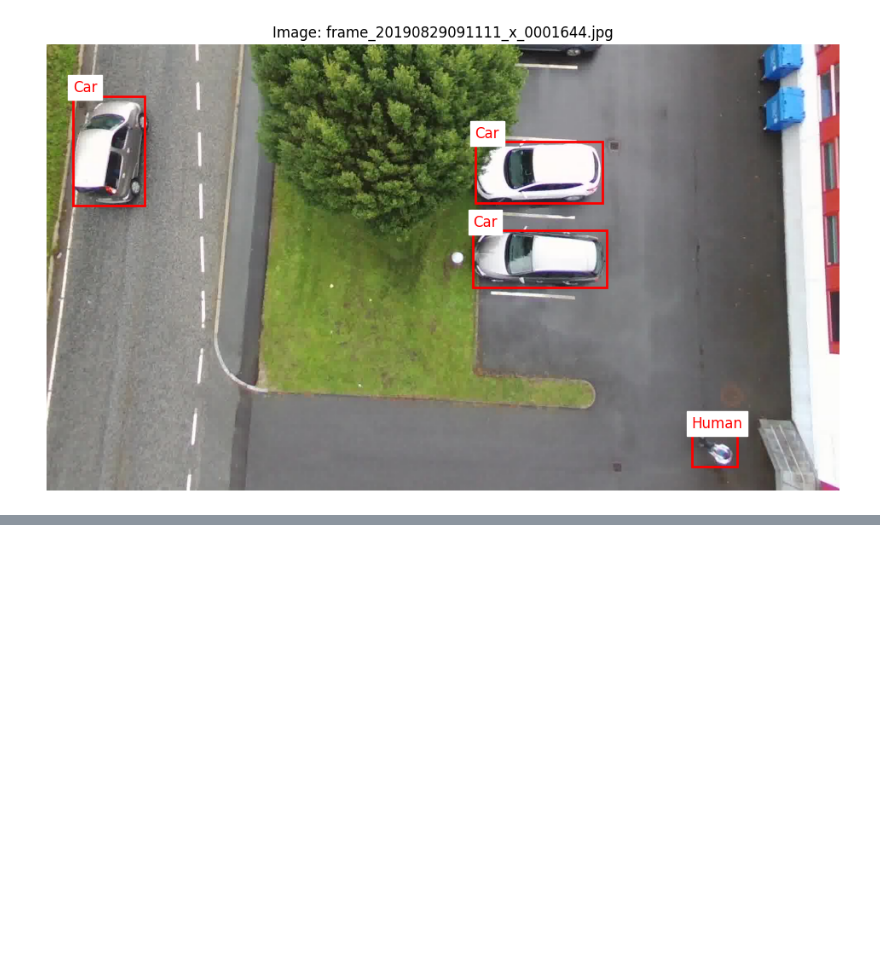
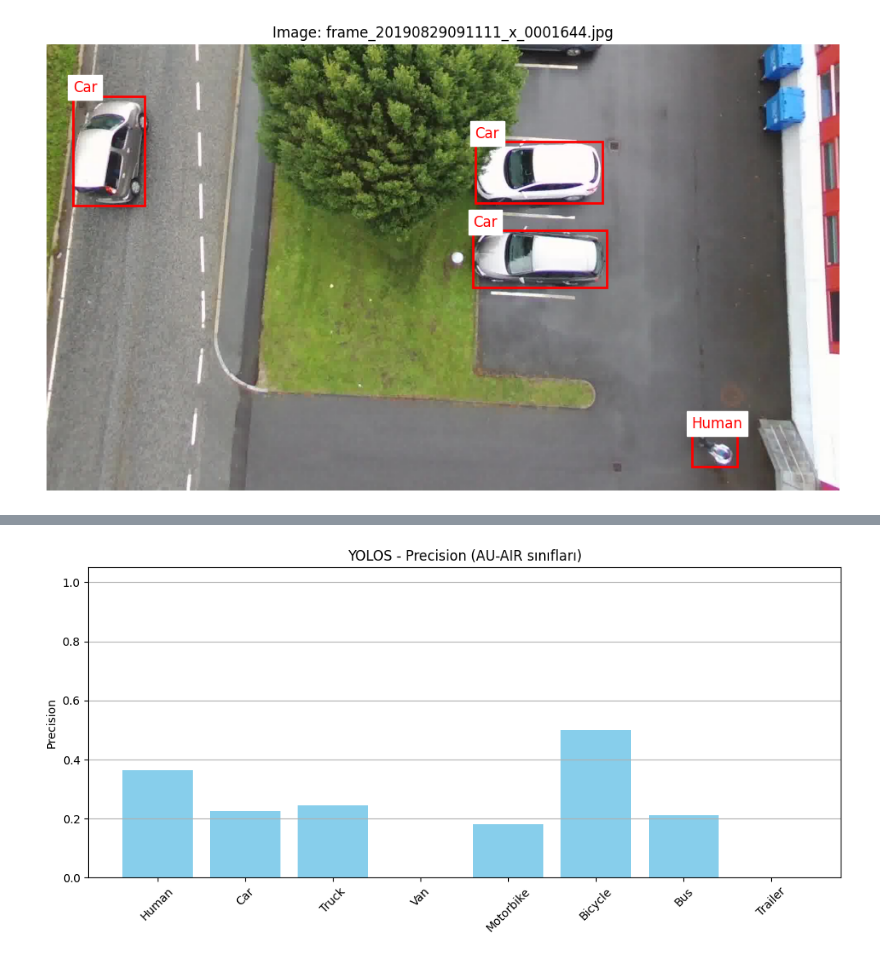
Before and after one commit to aycakrk/DI725_Ayca, a Jupyter notebook: assignment_2/ObjectDetection.ipynb, the cells around one changed output, grey strips where cells are left out. Drawn from its saved outputs; the diff is of its cells as text; code cells hidden in the pictures; blank space fills up the shorter version.

```diff
--- a/assignment_2/ObjectDetection.ipynb
+++ b/assignment_2/ObjectDetection.ipynb
@@ -128,0 +426,81 @@ plt.show()
+# %%
+import json
+from collections import defaultdict
+import matplotlib.pyplot as plt
+
+# AU-AIR sınıfları (COCO kategori ID'leri ile eşlenmiş)
+auair_classes = {
+    1: "Human",
+    2: "Car",
+    3: "Truck",
+    4: "Van",
+    5: "Motorbike",
+    6: "Bicycle",
+    7: "Bus",
+    8: "Trailer"
+}
+
+# 1. Ground-truth (COCO format) yükle
+with open("/content/annotations_coco.json") as f:
+    coco_gt = json.load(f)
+
+gt_by_image = defaultdict(list)
+for ann in coco_gt["annotations"]:
+    image_id = ann["image_id"]
+    category_name = auair_classes[ann["category_id"]]
+    gt_by_image[image_id].append(category_name)
+
+# 2. YOLOS tahminlerini (COCO format) yükle
+with open("/content/yolos_predictions_coco.json") as f:
+    yolos_preds = json.load(f)
+
+preds_by_image = defaultdict(list)
+for pred in yolos_preds:
+    image_id = pred["image_id"]
+    category_name = auair_classes[pred["category_id"]]
+    preds_by_image[image_id].append(category_name)
+
+# 3. TP, FP, FN hesapla
+results = {cls: {"TP": 0, "FP": 0, "FN": 0} for cls in auair_classes.values()}
+
+all_image_ids = set(gt_by_image.keys()).union(set(preds_by_image.keys()))
+
+for image_id in all_image_ids:
+    gt_labels = gt_by_image.get(image_id, [])
+    pred_labels = preds_by_image.get(image_id, [])
+
+    for cls in auair_classes.values():
+        tp = min(pred_labels.count(cls), gt_labels.count(cls))
+        fp = max(pred_labels.count(cls) - gt_labels.count(cls), 0)
+        fn = max(gt_labels.count(cls) - pred_labels.count(cls), 0)
+        results[cls]["TP"] += tp
+        results[cls]["FP"] += fp
+        results[cls]["FN"] += fn
+
+# 4. Precision & Recall hesapla
+for cls in auair_classes.values():
+    TP = results[cls]["TP"]
+    FP = results[cls]["FP"]
+    FN = results[cls]["FN"]
+    precision = TP / (TP + FP) if TP + FP > 0 else 0.0
+    recall = TP / (TP + FN) if TP + FN > 0 else 0.0
+    results[cls]["Precision"] = round(precision, 3)
+    results[cls]["Recall"] = round(recall, 3)
+
+# 5. Yazdır
+for cls in auair_classes.values():
+    r = results[cls]
+    print(f"{cls}: TP={r['TP']}, FP={r['FP']}, FN={r['FN']}, "
+          f"Precision={r['Precision']:.2f}, Recall={r['Recall']:.2f}")
+
+# 6. Grafik (Precision)
+plt.figure(figsize=(10, 5))
+plt.bar(results.keys(), [r["Precision"] for r in results.values()], color="skyblue")
+plt.title("YOLOS - Precision (AU-AIR sınıfları)")
+plt.ylabel("Precision")
+plt.xticks(rotation=45)
+plt.ylim(0, 1.05)
+plt.grid(axis="y")
+plt.tight_layout()
+plt.show()
+# %% [output]
@@ -128,0 +515 @@ plt.show()
+[figure, added]
```
Also changed, not shown: parts of 31 cells of this notebook.
